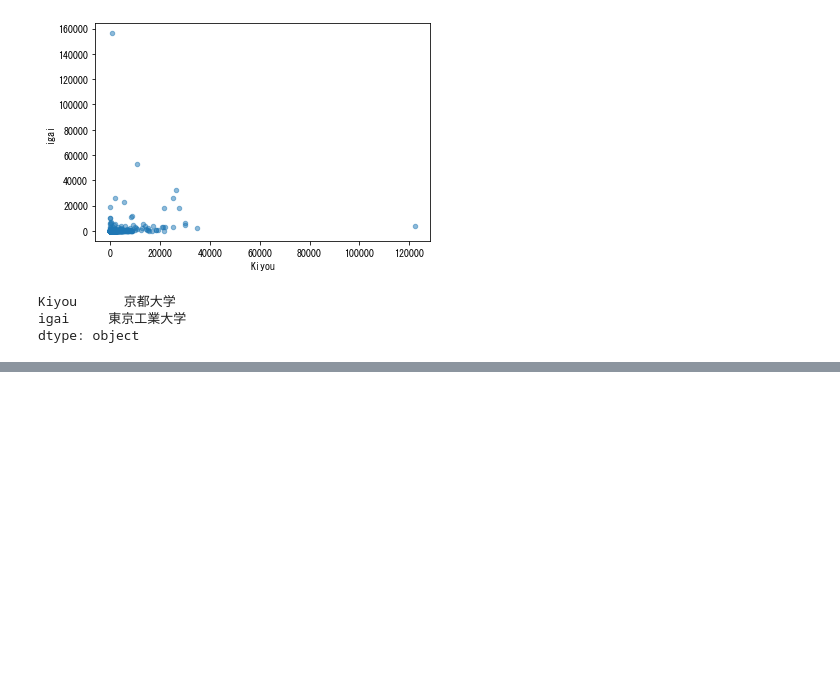
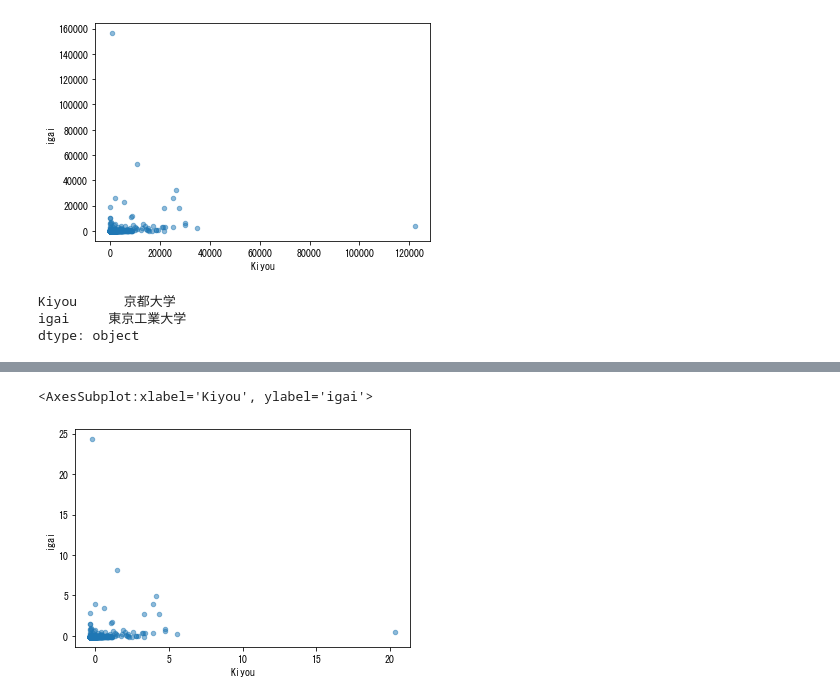
Before and after one commit to wonox/irdbscraping, a Jupyter notebook: irdb.ipynb, the cells around one changed output, grey strips where cells are left out. Cells and saved outputs as stored; diff of their text form; code cells hidden in the pictures; blank space fills up the shorter version.

```diff
--- a/irdb.ipynb
+++ b/irdb.ipynb
@@ -399,0 +425,10 @@ dtype: object
+# %%
+# 特徴量スケーリング（標準化）
+from sklearn.preprocessing import StandardScaler
+std_scaler = StandardScaler()
+
+df_scaled3 = std_scaler.fit_transform(df2205_2jiku.to_numpy())
+df_scaled3 = pd.DataFrame(df_scaled3, columns=['Kiyou', 'igai'])
+
+print("Scaled Dataset Using StandardScaler")
+df_scaled3.head()
@@ -399,0 +443,5 @@ dtype: object
+# %%
+df_scaled3.plot.scatter(x='Kiyou', y='igai', alpha=0.5)
+# %% [output]
+<AxesSubplot:xlabel='Kiyou', ylabel='igai'>
+[figure, added]
```
Also changed, not shown: parts of 3 cells of this notebook.
